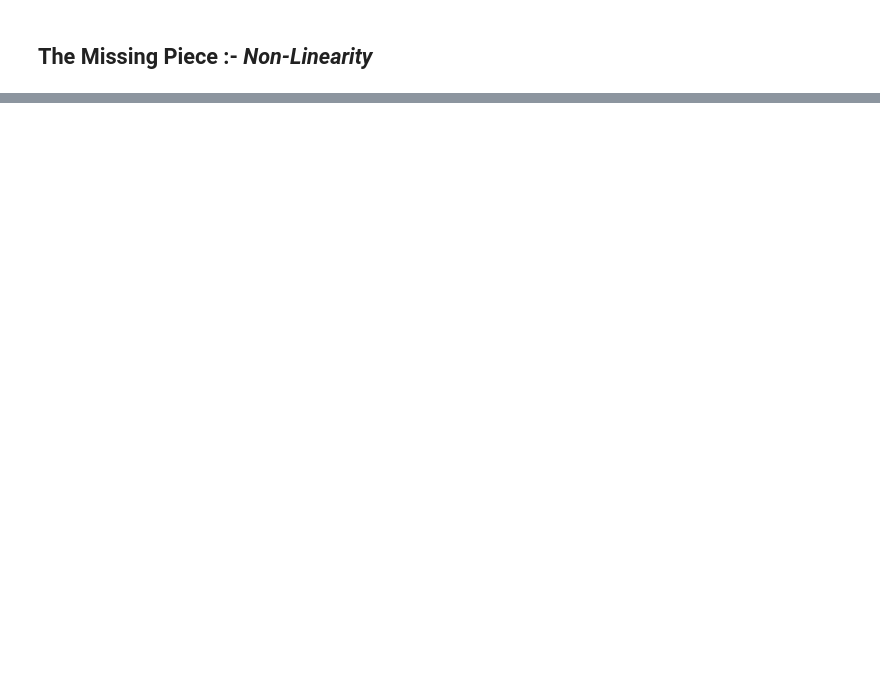
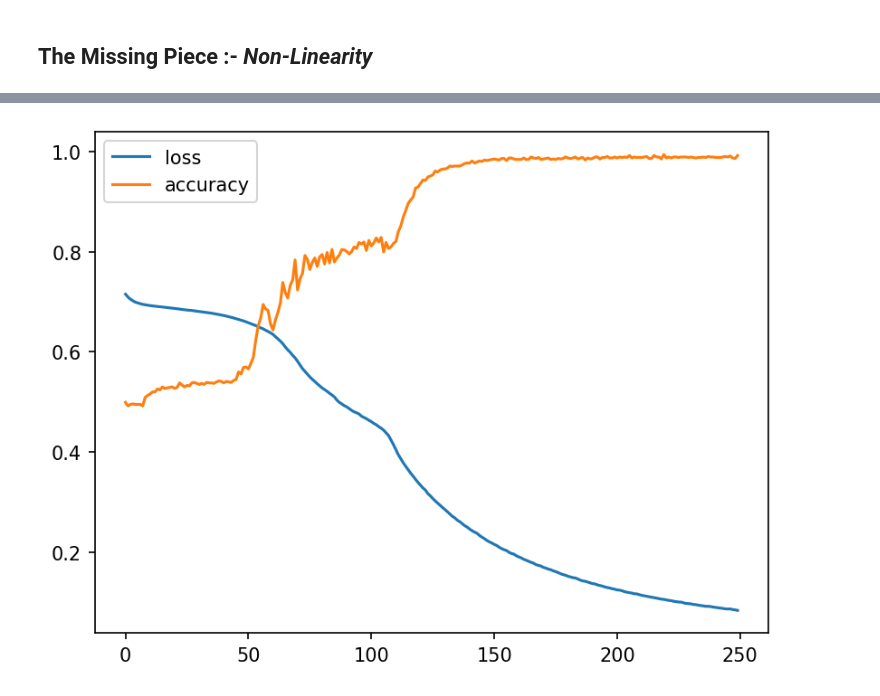
Before and after one commit to kshipra-jadav/ZTM-DeepLearning, a Jupyter notebook: Neural Network Classification/neural_network_classification_with_tf.ipynb, the cells around one changed output, grey strips where cells are left out. Drawn from its saved outputs; the diff is of its cells as text; code cells hidden in the pictures; blank space fills up the shorter version.

```diff
--- a/Neural Network Classification/neural_network_classification_with_tf.ipynb
+++ b/Neural Network Classification/neural_network_classification_with_tf.ipynb
@@ -146,0 +221,6 @@ Doing binary classification
+# %%
+import pandas as pd
+pd.DataFrame(history.history).plot()
+plt.show()
+# %% [output]
+[figure, added]
```
Also changed, not shown: parts of 6 cells of this notebook.
